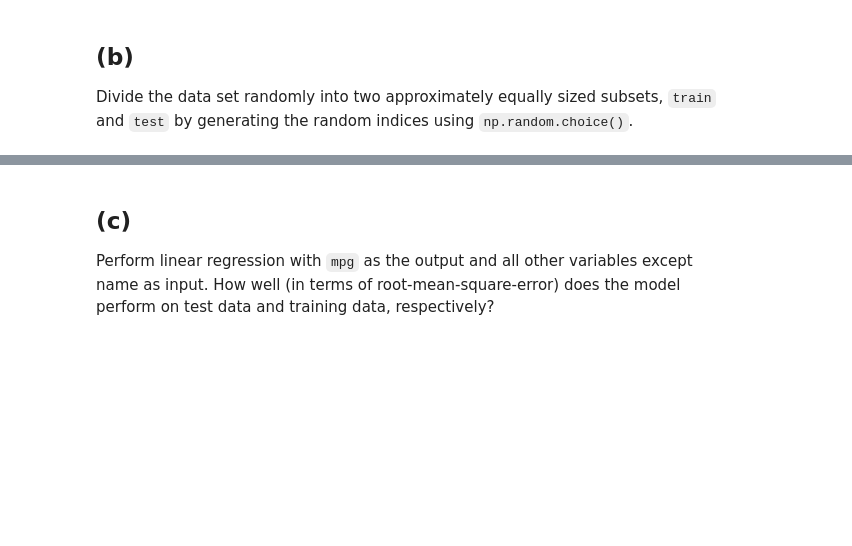
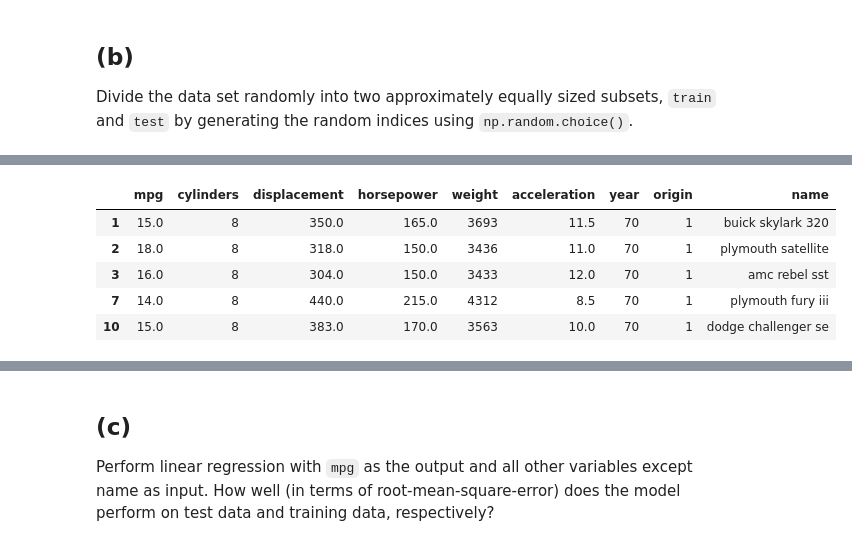
Before and after one commit to dragonesk22/Databasteknik, a Jupyter notebook: exercises/SML-session_2.ipynb, the cells around one changed output, grey strips where cells are left out. Cells and saved outputs as stored; diff of their text form; code cells hidden in the pictures; blank space fills up the shorter version.

```diff
--- a/exercises/SML-session_2.ipynb
+++ b/exercises/SML-session_2.ipynb
@@ -149,0 +278,9 @@ Divide the data set randomly into two approximately equally sized subsets, `trai
+# %%
+test.head()
+# %% [output]
+|  | mpg | cylinders | displacement | horsepower | weight | acceleration | year | origin | name |
+| 1 | 15.0 | 8 | 350.0 | 165.0 | 3693 | 11.5 | 70 | 1 | buick skylark 320 |
+| 2 | 18.0 | 8 | 318.0 | 150.0 | 3436 | 11.0 | 70 | 1 | plymouth satellite |
+| 3 | 16.0 | 8 | 304.0 | 150.0 | 3433 | 12.0 | 70 | 1 | amc rebel sst |
+| 7 | 14.0 | 8 | 440.0 | 215.0 | 4312 | 8.5 | 70 | 1 | plymouth fury iii |
+| 10 | 15.0 | 8 | 383.0 | 170.0 | 3563 | 10.0 | 70 | 1 | dodge challenger se |
```
Also changed, not shown: parts of 16 cells of this notebook.
